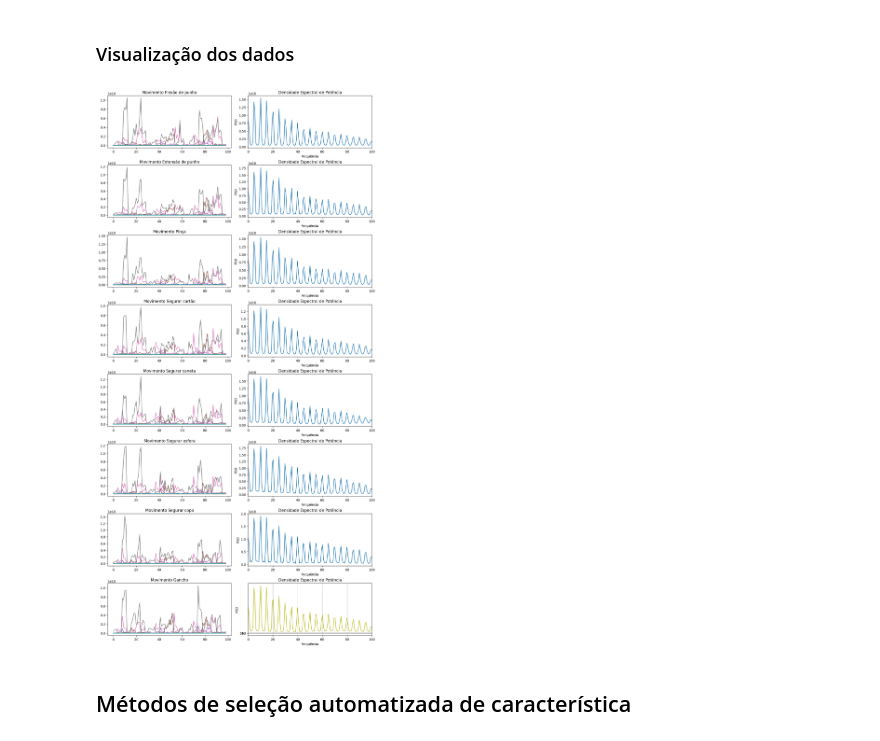
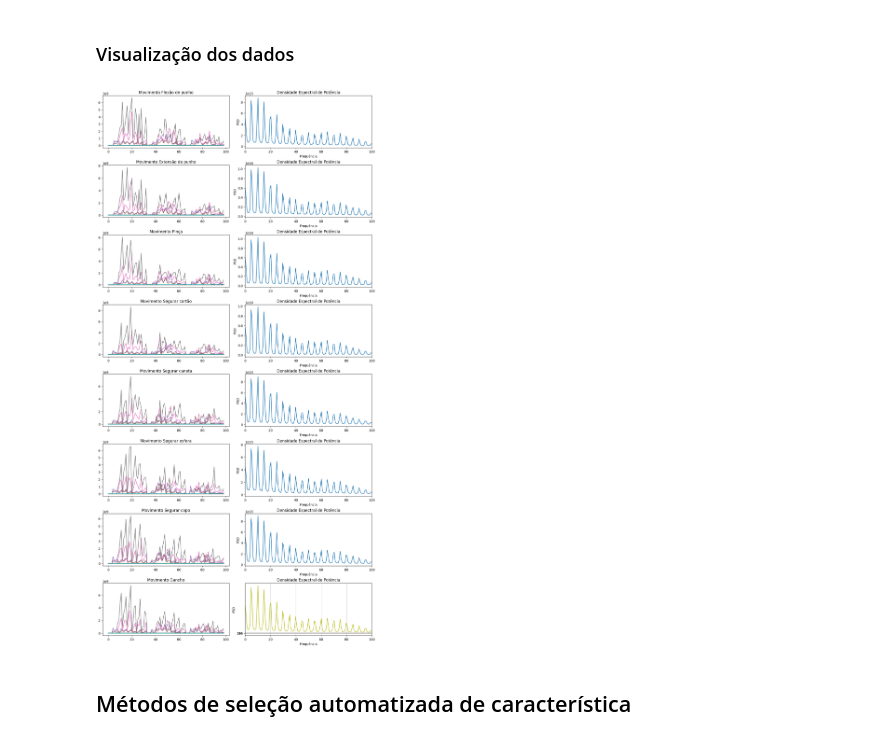
Before and after one commit to LucasDonadi/topicos2-sinaisbiologicos, a Jupyter notebook: preprocessing_features.ipynb, the cells around one changed output. Saved outputs shown, nothing was run; the diff lists cells and outputs as text; code cells hidden in the pictures.

```diff
--- a/preprocessing_features.ipynb
+++ b/preprocessing_features.ipynb
@@ -192,35 +192,35 @@ subjects = {i: np.load(f'resultados_voluntario_{i}.npy') for i in range(final_co
 import matplotlib.pyplot as plt
 import numpy as np
 
-num_subject = 1
+num_subject = 6
 subject = subjects[num_subject]
 num_subplts = len(movements)
 
 fig, ax = plt.subplots(num_subplts, 2, constrained_layout=True)
 ax = ax if num_subplts > 1 else [ax]
 
 fig.set_figheight(3.0 * num_subplts)
 fig.set_figwidth(12.0)
 
 for i in range(num_subplts):
     data = np.array([subject[e, :] for e in range(i, subject.shape[0], 8)])
 
     ax[i, 0].set_title(f'Movimento {movements[i]}')
     ax[i, 0].plot(data)
 
     psd, freqs = plt.psd(data.flatten(), Fs=200)
 
     ax[i, 1].plot(freqs, psd)
 
     ax[i, 1].set_xlim(0, max(freqs))
 
     ax[i, 1].set_xlabel('Frequência')
     ax[i, 1].set_ylabel('PSD')
     ax[i, 1].set_title('Densidade Espectral de Potência')
 
 plt.show()
 # %% [output]
-[figure, old version]
+[figure, new version]
 # %% [markdown]
 ## Métodos de seleção automatizada de característica
 # %%
```
Also changed, not shown: parts of 2 cells of this notebook, 14 other files.
